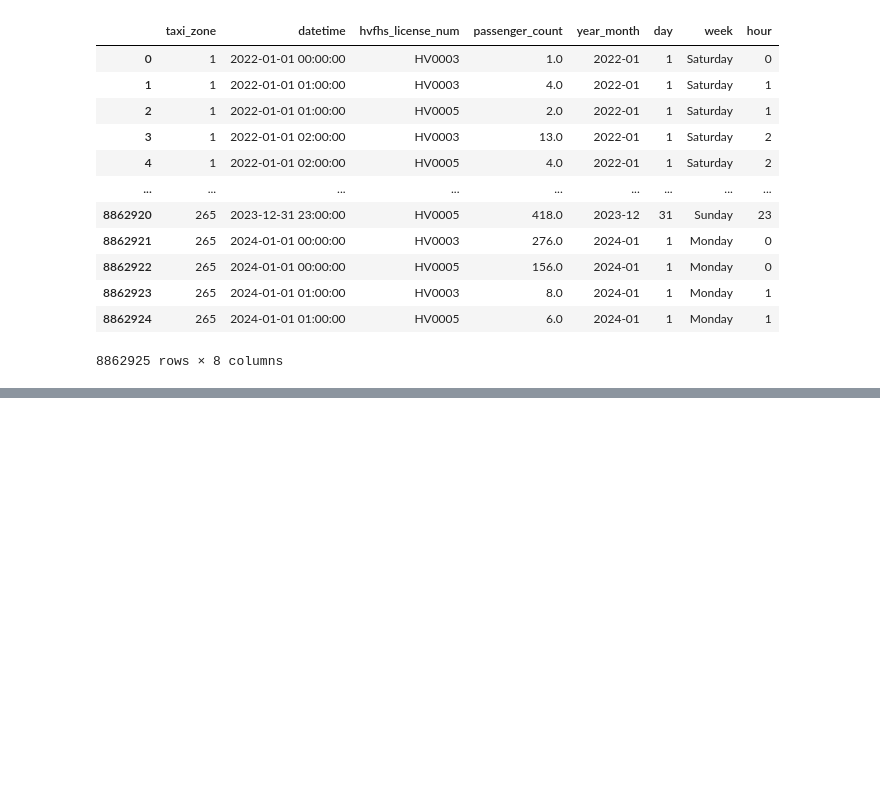
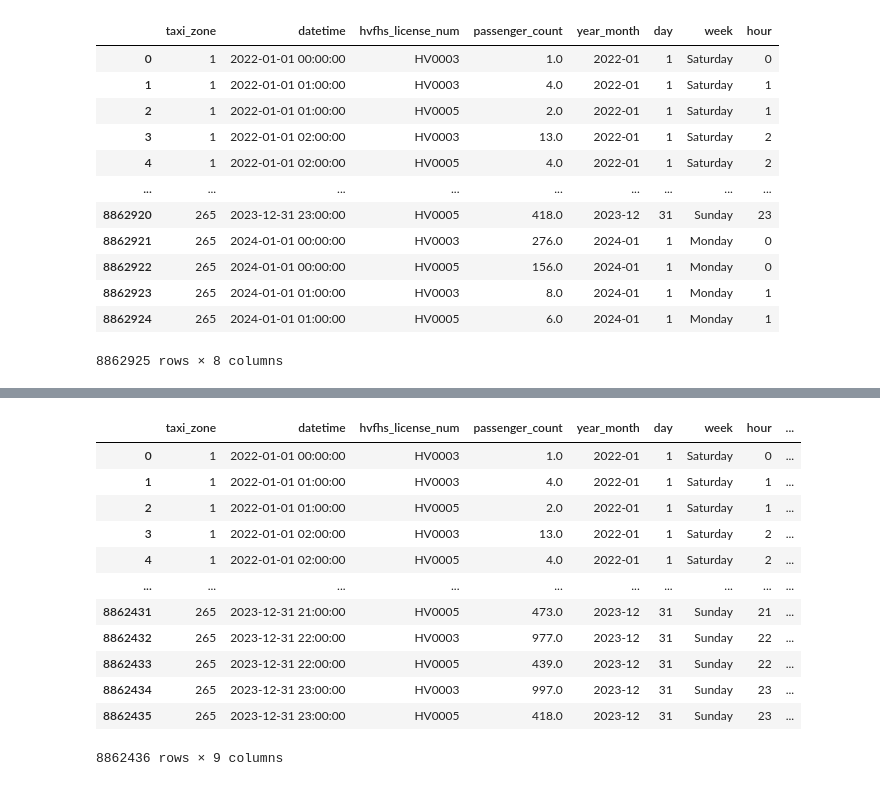
Before and after one commit to HelloMum/COMP47360-Smart-Tourist-Guide, a Jupyter notebook: src/data_processing/notebooks/hvfh/HighVolumeForHire.ipynb, the cells around one changed output, grey strips where cells are left out. Cells and saved outputs as stored; diff of their text form; code cells hidden in the pictures; blank space fills up the shorter version.

```diff
--- a/src/data_processing/notebooks/hvfh/HighVolumeForHire.ipynb
+++ b/src/data_processing/notebooks/hvfh/HighVolumeForHire.ipynb
@@ -749,0 +788,17 @@ df
+# %%
+df = pd.read_parquet("basic_hvfh_df_cleaned_060624.parquet")
+df
+# %% [output]
+|  | taxi_zone | datetime | hvfhs_license_num | passenger_count | year_month | day | week | hour | ... |
+| 0 | 1 | 2022-01-01 00:00:00 | HV0003 | 1.0 | 2022-01 | 1 | Saturday | 0 | ... |
+| 1 | 1 | 2022-01-01 01:00:00 | HV0003 | 4.0 | 2022-01 | 1 | Saturday | 1 | ... |
+| 2 | 1 | 2022-01-01 01:00:00 | HV0005 | 2.0 | 2022-01 | 1 | Saturday | 1 | ... |
+| 3 | 1 | 2022-01-01 02:00:00 | HV0003 | 13.0 | 2022-01 | 1 | Saturday | 2 | ... |
+| 4 | 1 | 2022-01-01 02:00:00 | HV0005 | 4.0 | 2022-01 | 1 | Saturday | 2 | ... |
+| ... | ... | ... | ... | ... | ... | ... | ... | ... | ... |
+| 8862431 | 265 | 2023-12-31 21:00:00 | HV0005 | 473.0 | 2023-12 | 31 | Sunday | 21 | ... |
+| 8862432 | 265 | 2023-12-31 22:00:00 | HV0003 | 977.0 | 2023-12 | 31 | Sunday | 22 | ... |
+| 8862433 | 265 | 2023-12-31 22:00:00 | HV0005 | 439.0 | 2023-12 | 31 | Sunday | 22 | ... |
+| 8862434 | 265 | 2023-12-31 23:00:00 | HV0003 | 997.0 | 2023-12 | 31 | Sunday | 23 | ... |
+| 8862435 | 265 | 2023-12-31 23:00:00 | HV0005 | 418.0 | 2023-12 | 31 | Sunday | 23 | ... |
+8862436 rows × 9 columns
```
Also changed, not shown: parts of 22 cells of this notebook, 3 other files.
